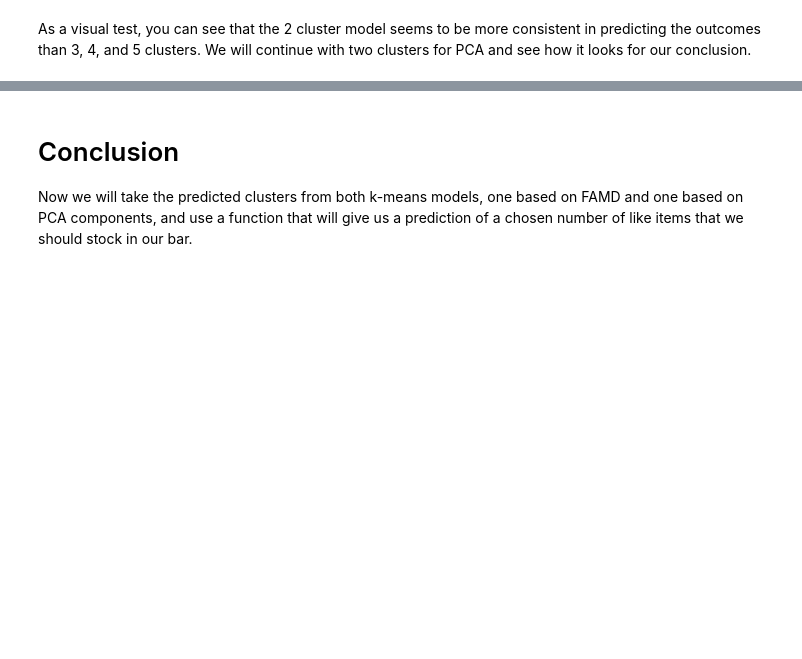
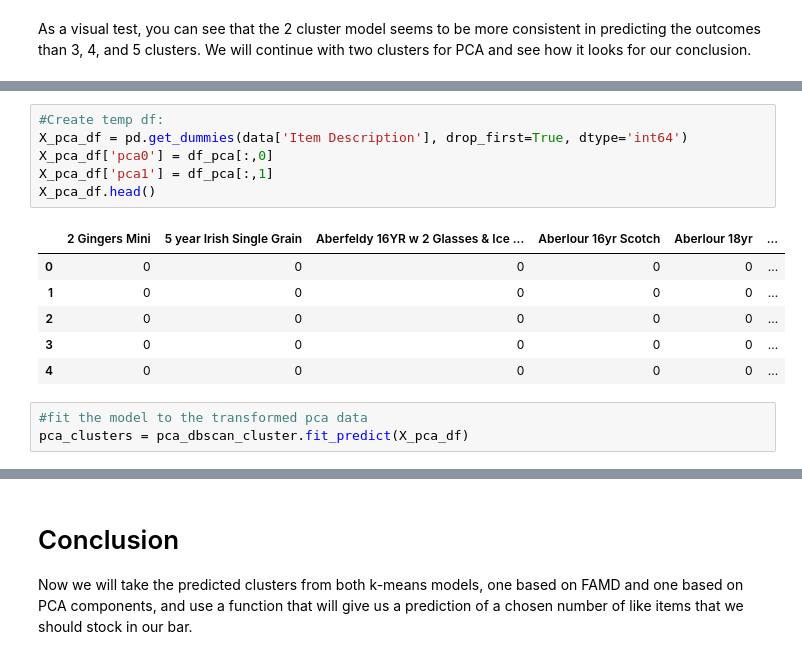
Before and after one commit to wolfy5878/DSI09Capstone3-UnsupervisedLearning, a Jupyter notebook: Notebook-UnsupervisedLearningCapstone.ipynb, the cells around one changed output, grey strips where cells are left out. Cells and saved outputs as stored; diff of their text form; blank space fills up the shorter version.

```diff
--- a/Notebook-UnsupervisedLearningCapstone.ipynb
+++ b/Notebook-UnsupervisedLearningCapstone.ipynb
@@ -630,0 +650,16 @@ As a visual test, you can see that the 2 cluster model seems to be more consiste
+# %%
+#Create temp df:
+X_pca_df = pd.get_dummies(data['Item Description'], drop_first=True, dtype='int64')
+X_pca_df['pca0'] = df_pca[:,0]
+X_pca_df['pca1'] = df_pca[:,1]
+X_pca_df.head()
+# %% [output]
+|  | 2 Gingers Mini | 5 year Irish Single Grain | Aberfeldy 16YR w 2 Glasses & Ice ... | Aberlour 16yr Scotch | Aberlour 18yr | ... |
+| 0 | 0 | 0 | 0 | 0 | 0 | ... |
+| 1 | 0 | 0 | 0 | 0 | 0 | ... |
+| 2 | 0 | 0 | 0 | 0 | 0 | ... |
+| 3 | 0 | 0 | 0 | 0 | 0 | ... |
+| 4 | 0 | 0 | 0 | 0 | 0 | ... |
+# %%
+#fit the model to the transformed pca data
+pca_clusters = pca_dbscan_cluster.fit_predict(X_pca_df)
```
Also changed, not shown: parts of 12 cells of this notebook.
